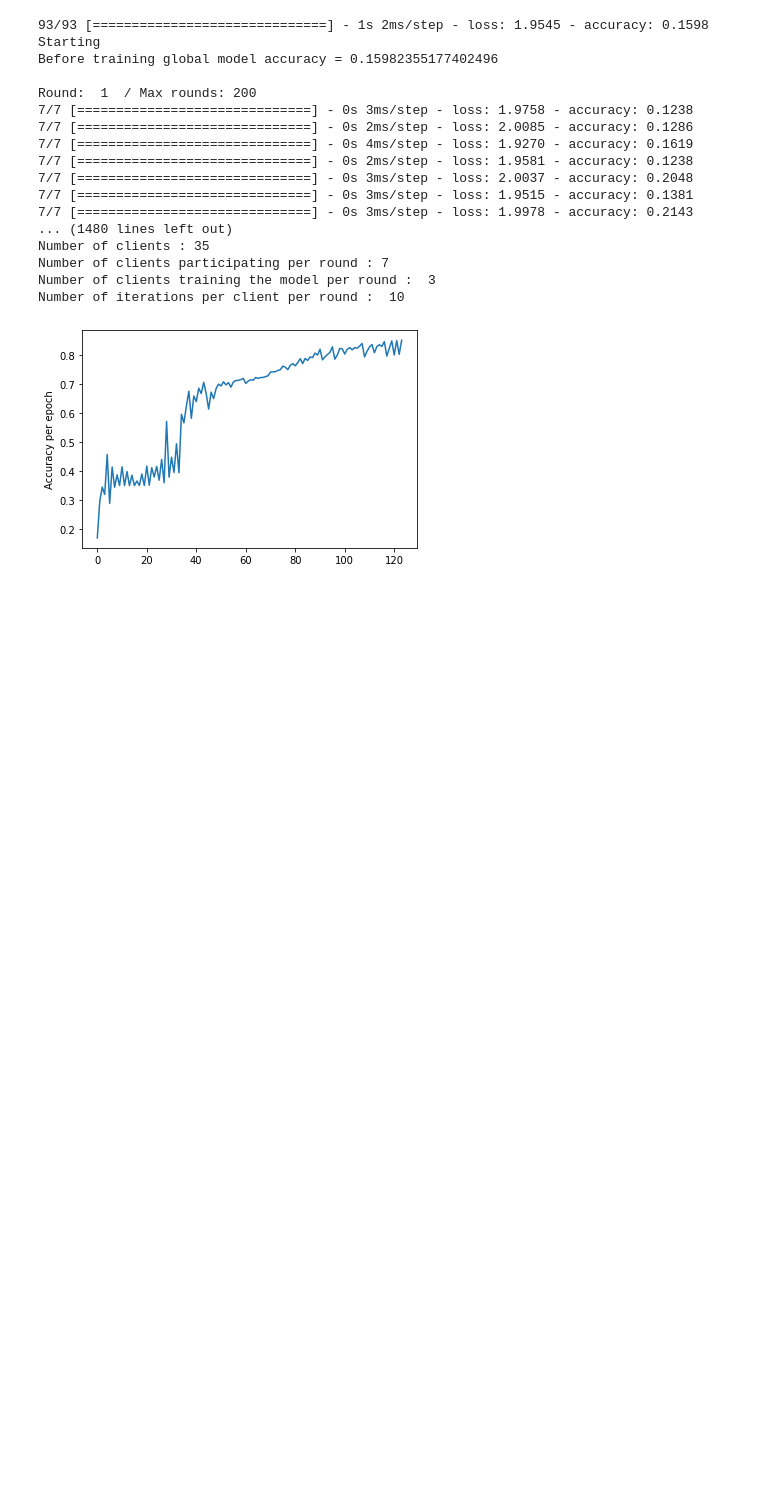
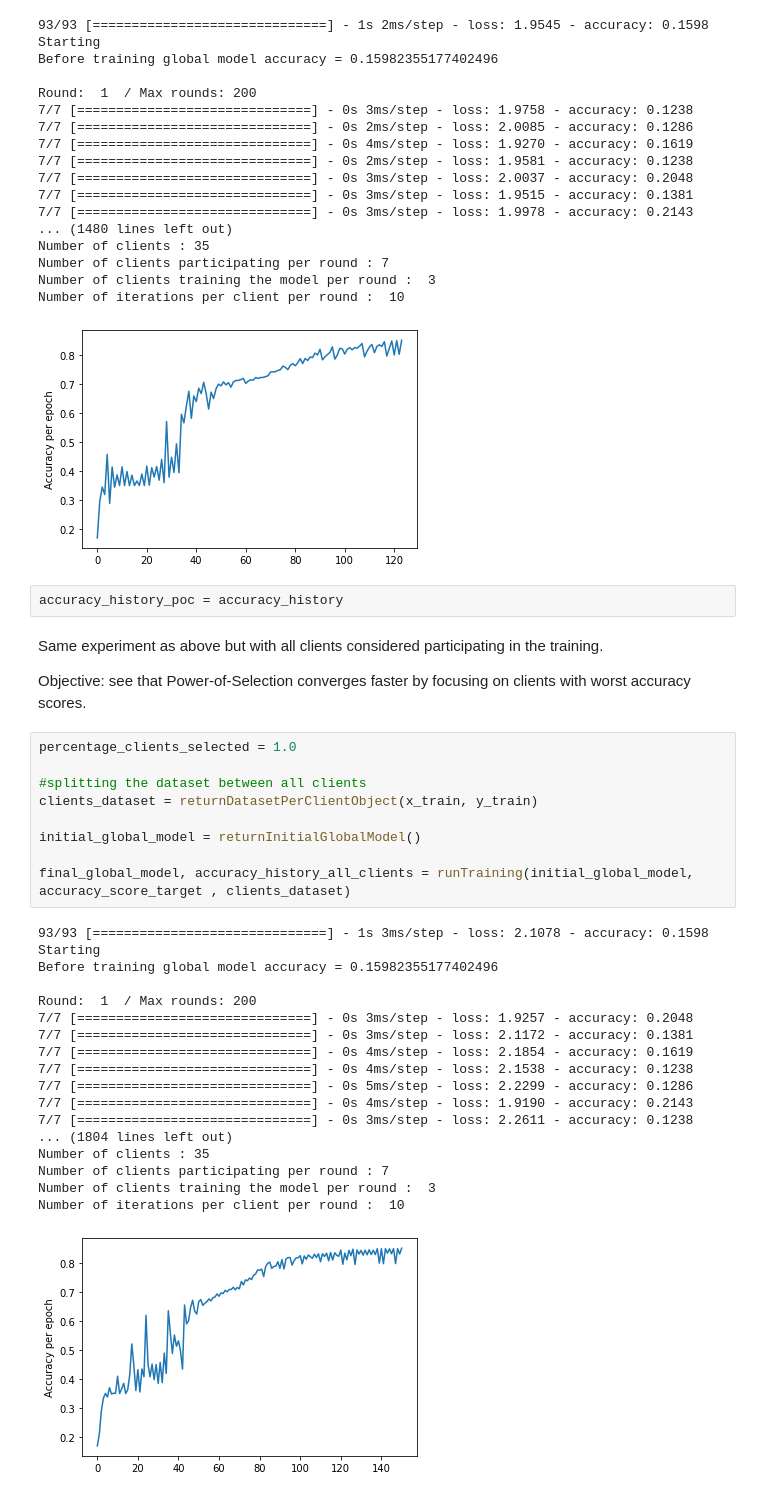
Before and after one commit to NRiccieri/HIAAC_Project_Group3, a Jupyter notebook: FL_proposta_algoritmo_compressao.ipynb, the cells around one changed output. Cells and saved outputs as stored; diff of their text form; blank space fills up the shorter version.

```diff
--- a/FL_proposta_algoritmo_compressao.ipynb
+++ b/FL_proposta_algoritmo_compressao.ipynb
@@ -414,3 +414,37 @@ Number of clients participating per round : 7
 Number of clients training the model per round :  3
 Number of iterations per client per round :  10
 [figure]
+# %%
+accuracy_history_poc = accuracy_history
+# %% [markdown]
+Same experiment as above but with all clients considered participating in the training.
+
+Objective: see that Power-of-Selection converges faster by focusing on clients with worst accuracy scores.
+# %%
+percentage_clients_selected = 1.0
+
+#splitting the dataset between all clients
+clients_dataset = returnDatasetPerClientObject(x_train, y_train)
+
+initial_global_model = returnInitialGlobalModel()
+
+final_global_model, accuracy_history_all_clients = runTraining(initial_global_model, accuracy_score_target , clients_dataset)
+# %% [output]
+93/93 [==============================] - 1s 3ms/step - loss: 2.1078 - accuracy: 0.1598
+Starting
+Before training global model accuracy = 0.15982355177402496
+
+Round:  1  / Max rounds: 200
+7/7 [==============================] - 0s 3ms/step - loss: 1.9257 - accuracy: 0.2048
+7/7 [==============================] - 0s 3ms/step - loss: 2.1172 - accuracy: 0.1381
+7/7 [==============================] - 0s 4ms/step - loss: 2.1854 - accuracy: 0.1619
+7/7 [==============================] - 0s 4ms/step - loss: 2.1538 - accuracy: 0.1238
+7/7 [==============================] - 0s 5ms/step - loss: 2.2299 - accuracy: 0.1286
+7/7 [==============================] - 0s 4ms/step - loss: 1.9190 - accuracy: 0.2143
+7/7 [==============================] - 0s 3ms/step - loss: 2.2611 - accuracy: 0.1238
+... (1804 lines left out)
+Number of clients : 35
+Number of clients participating per round : 7
+Number of clients training the model per round :  3
+Number of iterations per client per round :  10
+[figure, added]
```
Also changed, not shown: parts of 1 cell of this notebook.
